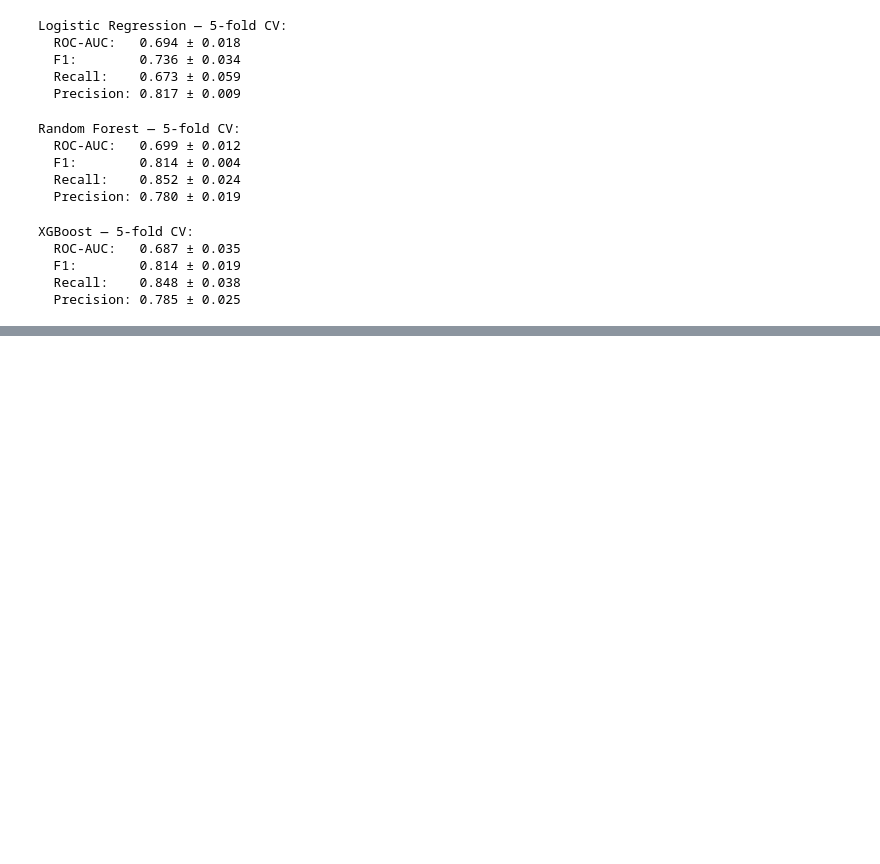
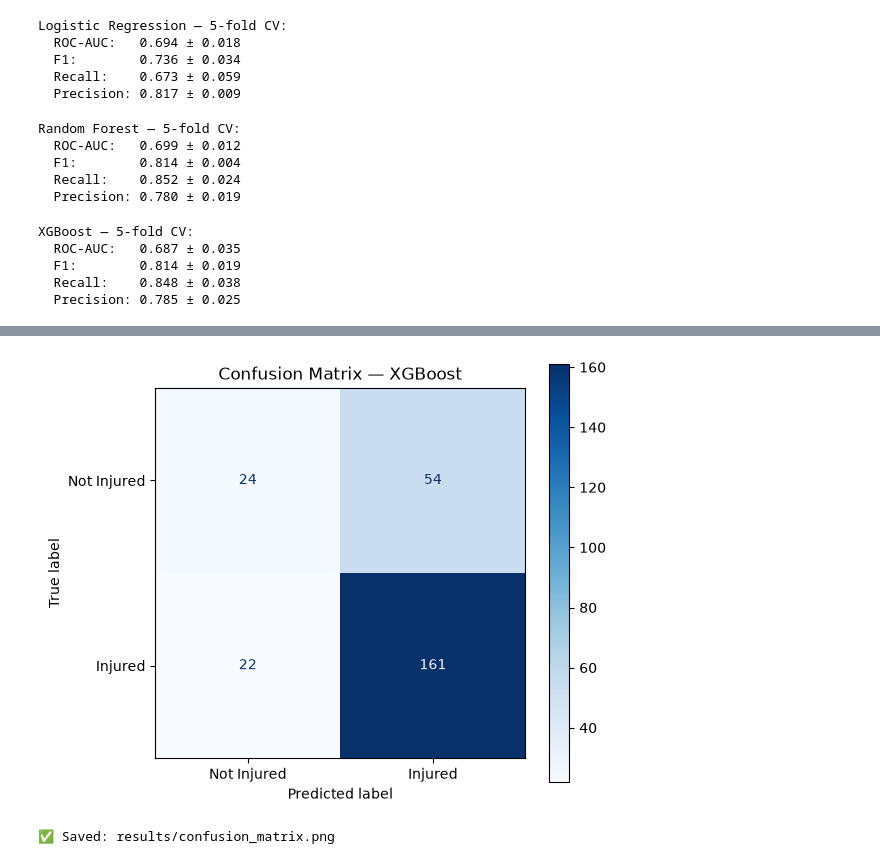
Before and after one commit to Jerrin-Jose/Bachelor-Thesis, a Jupyter notebook: thesis_pipeline.ipynb, the cells around one changed output, grey strips where cells are left out. Saved outputs shown, nothing was run; the diff lists cells and outputs as text; code cells hidden in the pictures; blank space fills up the shorter version.

```diff
--- a/thesis_pipeline.ipynb
+++ b/thesis_pipeline.ipynb
@@ -701,0 +794,31 @@ XGBoost — 5-fold CV:
+# %%
+# ============================================================
+# CELL 21 — CONFUSION MATRIX
+# ============================================================
+# Shows exact breakdown of correct/incorrect predictions
+# for the best test-set model (XGBoost by AUC).
+# TP = correctly predicted injured
+# FP = predicted injured but wasn't (false alarm)
+# TN = correctly predicted not injured
+# FN = predicted not injured but was (missed injury)
+# In medical context: FN is most dangerous — missed injuries.
+
+from sklearn.metrics import ConfusionMatrixDisplay
+
+best_model = final_models['XGBoost']
+y_pred = best_model.predict(X_test_scaled)
+
+fig, ax = plt.subplots(figsize=(6, 5))
+ConfusionMatrixDisplay.from_predictions(
+    y_test, y_pred, ax=ax,
+    display_labels=['Not Injured', 'Injured'],
+    cmap='Blues'
+)
+ax.set_title('Confusion Matrix — XGBoost')
+plt.tight_layout()
+plt.savefig('results/confusion_matrix.png', dpi=150)
+plt.show()
+print("✅ Saved: results/confusion_matrix.png")
+# %% [output]
+[figure, added]
+✅ Saved: results/confusion_matrix.png
```
Also changed, not shown: parts of 5 cells of this notebook, 6 other files.
